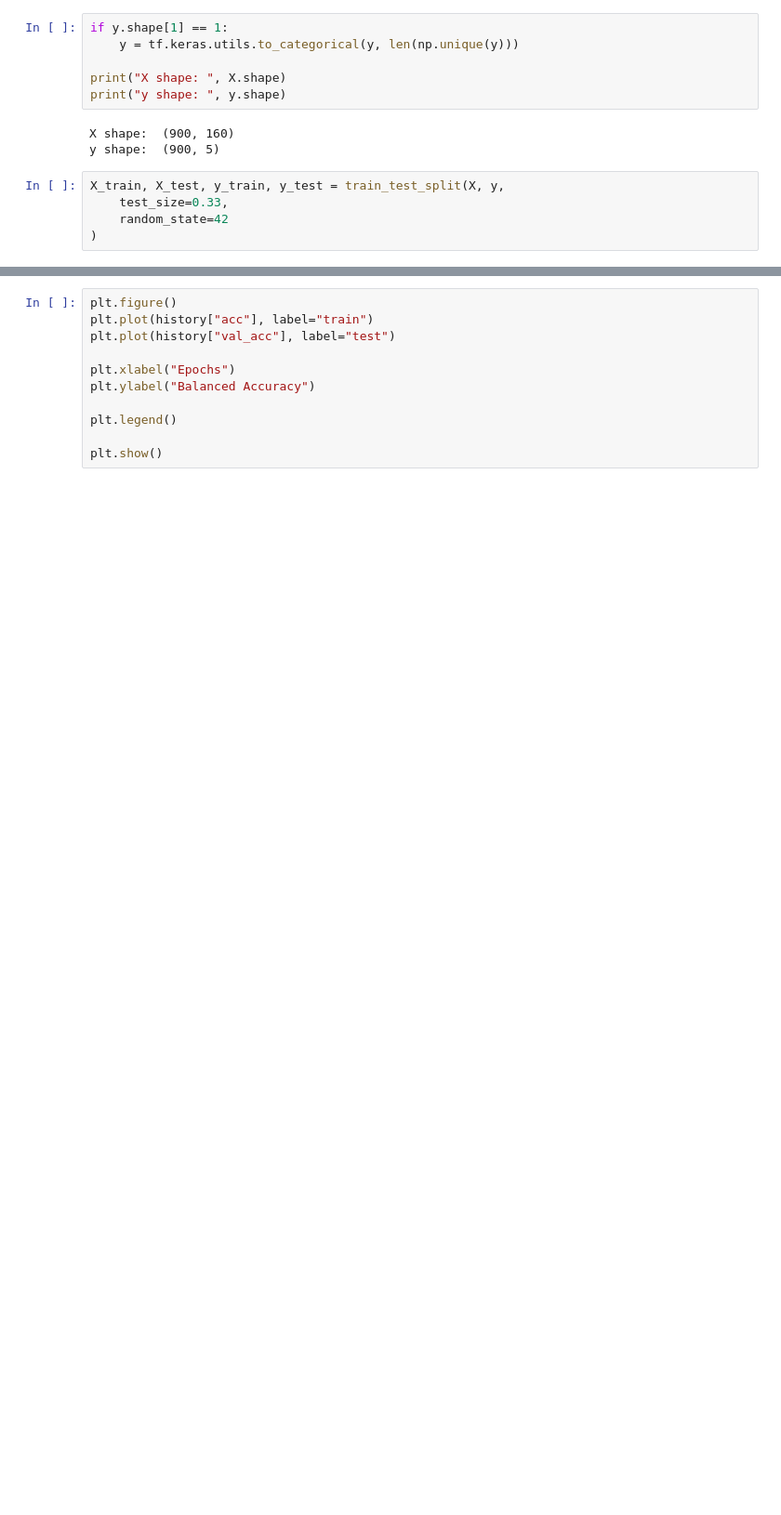
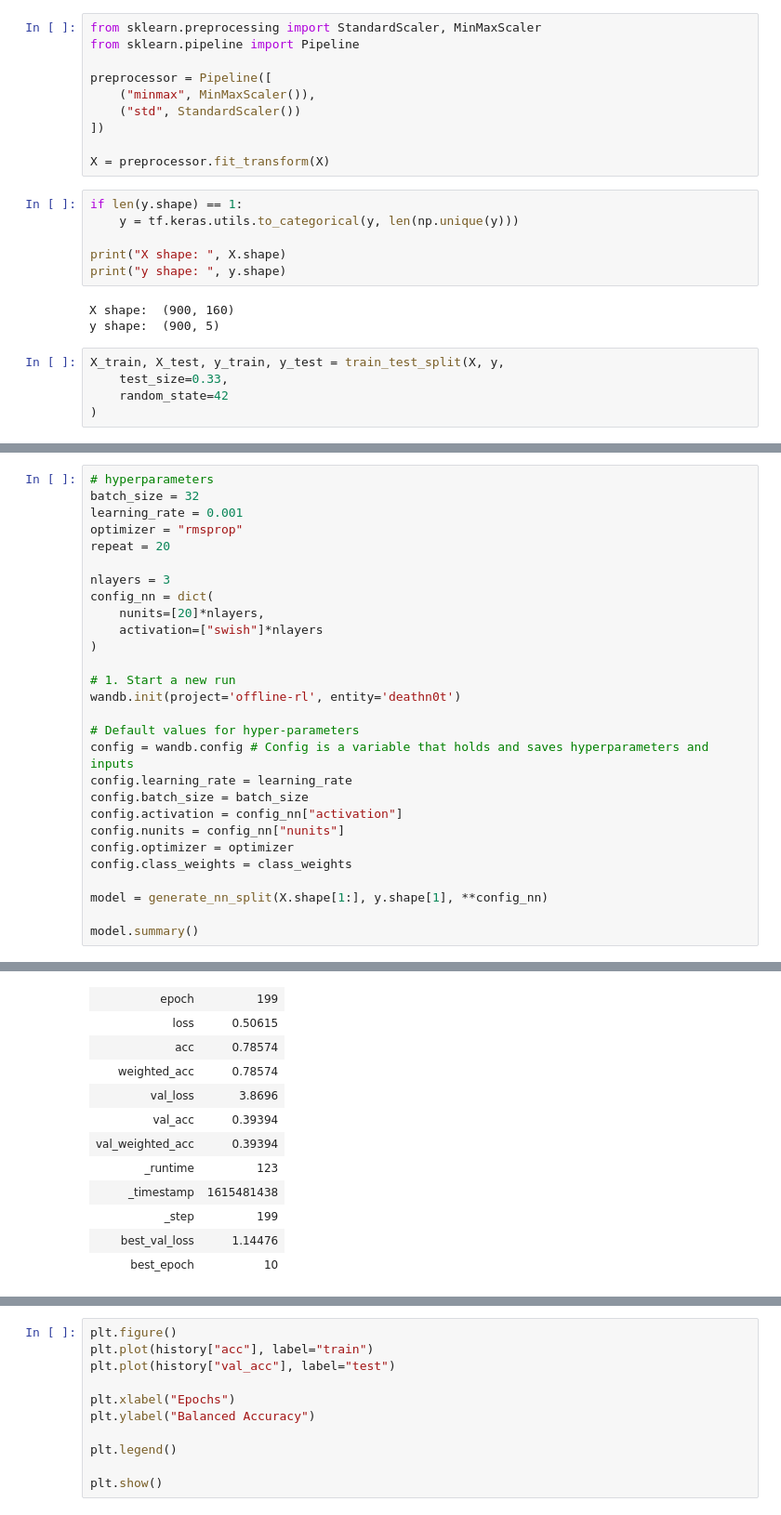
Before and after one commit to Deathn0t/offline-rl-641, a Jupyter notebook: notebooks/Supervised Learning on the Dataset.ipynb, the cells around one changed output, grey strips where cells are left out. Shown at 93% size. Saved outputs shown, nothing was run; the diff lists cells and outputs as text; blank space fills up the shorter version.

```diff
--- a/notebooks/Supervised Learning on the Dataset.ipynb
+++ b/notebooks/Supervised Learning on the Dataset.ipynb
@@ -106,8 +85,18 @@ print(np.bincount(y))
 [ 0.31313131  0.61616162  0.87878788  0.77777778 -0.95959596] 0
 [ 0.37373737 -1.         -0.5959596  -0.67676768  1.        ] 2
 [325 288 255  24   8]
+# %%
+from sklearn.preprocessing import StandardScaler, MinMaxScaler
+from sklearn.pipeline import Pipeline
+
+preprocessor = Pipeline([
+    ("minmax", MinMaxScaler()),
+    ("std", StandardScaler())
+])
+
+X = preprocessor.fit_transform(X)
 # %%
-if y.shape[1] == 1:
+if len(y.shape) == 1:
     y = tf.keras.utils.to_categorical(y, len(np.unique(y)))
 
 print("X shape: ", X.shape)
@@ -251,0 +306,29 @@ sanity_check()
+# %%
+# hyperparameters
+batch_size = 32
+learning_rate = 0.001
+optimizer = "rmsprop"
+repeat = 20
+
+nlayers = 3
+config_nn = dict(
+    nunits=[20]*nlayers,
+    activation=["swish"]*nlayers
+)
+
+# 1. Start a new run
+wandb.init(project='offline-rl', entity='deathn0t')
+
+# Default values for hyper-parameters
+config = wandb.config # Config is a variable that holds and saves hyperparameters and inputs
+config.learning_rate = learning_rate
+config.batch_size = batch_size
+config.activation = config_nn["activation"]
+config.nunits = config_nn["nunits"]
+config.optimizer = optimizer
+config.class_weights = class_weights
+
+model = generate_nn_split(X.shape[1:], y.shape[1], **config_nn)
+
+model.summary()
+# %% [output]
@@ -251,0 +341,12 @@ sanity_check()
+| epoch | 199 |
+| loss | 0.50615 |
+| acc | 0.78574 |
+| weighted_acc | 0.78574 |
+| val_loss | 3.8696 |
+| val_acc | 0.39394 |
+| val_weighted_acc | 0.39394 |
+| _runtime | 123 |
+| _timestamp | 1615481438 |
+| _step | 199 |
+| best_val_loss | 1.14476 |
+| best_epoch | 10 |
```
Also changed, not shown: parts of 19 cells of this notebook, 4 other files.
